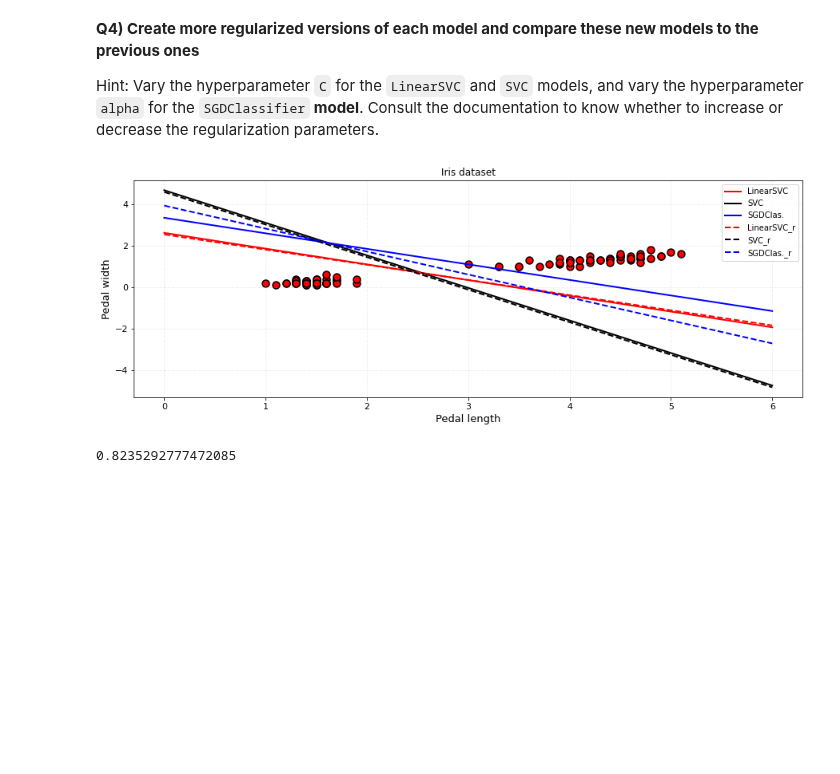
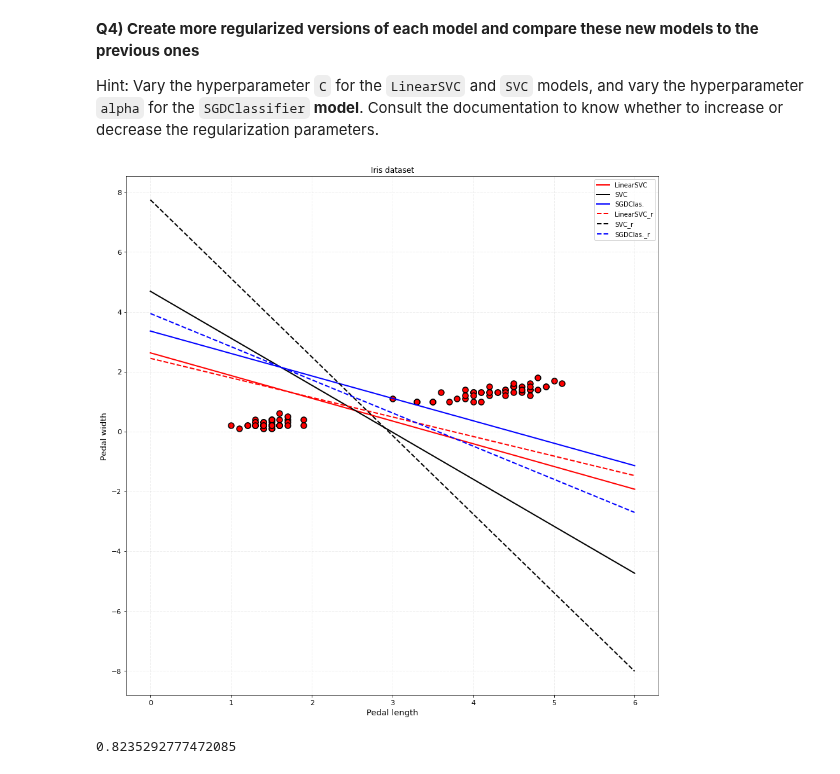
Before and after one commit to mrfabien/2022_ML_EES, a Jupyter notebook: Exercises/S2_1_SVM.ipynb, the cells around one changed output. Cells and saved outputs as stored; diff of their text form; code cells hidden in the pictures; blank space fills up the shorter version.

```diff
--- a/Exercises/S2_1_SVM.ipynb
+++ b/Exercises/S2_1_SVM.ipynb
@@ -174,10 +174,10 @@ plt.show()
 Hint: Vary the hyperparameter `C` for the `LinearSVC` and `SVC` models, and vary the hyperparameter `alpha` for the `SGDClassifier` **model**. Consult the documentation to know whether to increase or decrease the regularization parameters.
 # %%
 # Fit more regularized versions of the `LinearSVC` model
-irisSVC_r = LinearSVC(C=10).fit(X,y)
+irisSVC_r = LinearSVC(C=0.1).fit(X,y)
 # %%
 # Fit more regularized versions of the `SVC` model
-irisSVC2_r = SVC(C=10,kernel='linear').fit(X,y)
+irisSVC2_r = SVC(C=0.1,kernel='linear').fit(X,y)
 # %%
 # Fit more regularized versions of the `SGDClassifier` model
 irisSGDc_r = SGDClassifier(alpha=0.001).fit(X,y)
@@ -186,7 +186,7 @@ irisSGDc_r = SGDClassifier(alpha=0.001).fit(X,y)
 # Plot all three decision boundaries on the same labeled figure
 #########################################################################
 # Same as what you did to get the second figure
-fig,ax = plt.subplots(1,1, figsize=(15,5))
+fig,ax = plt.subplots(1,1, figsize=(15,15))
 ax.scatter(X[:,0],X[:,1],s=80,color='r',edgecolor='k',linewidths=1.5)
 
 # Decision boundary: np.dot(W,x)+b = 0
@@ -199,34 +199,34 @@ ax.plot(x,yboundary_sgd,c='b',lw=2,label='SGDClas.')
 
 # Regularized LinearSVC model
 # Find the weights and intercept
 
 Wlsvc_r,Ilsvc_r = irisSVC_r.coef_[0],irisSVC_r.intercept_
 ax.plot(x,-(Wlsvc_r[0]*x+Ilsvc_r)/Wlsvc_r[1],c='r',lw=2,ls='--',label='LinearSVC_r')
 
 # Regularized SVC model
 # Find the weights and intercept
 
 Wsvc_r,Isvc_r = irisSVC2_r.coef_,irisSVC2_r.intercept_
 
 ax.plot(x,-(Wsvc_r[0,0]*x+Isvc_r)/Wsvc_r[0,1],c='k',lw=2,ls='--',label='SVC_r')
 
 # Regularized SGDClassifier model
 # Find the weights and intercept
 
 Wsgdc_r,Isgdc_r = irisSGDc_r.coef_[0],irisSGDc_r.intercept_
 ax.plot(x,-(Wsgdc_r[0]*x+Isgdc_r)/Wsgdc_r[1],c='b',lw=2,ls='--',label='SGDClas._r')
 
 #########################################################################
 # Same as what you did to get the second figure
 ax.legend()
 ax.set_xlabel("Pedal length",fontdict={'size':13})
 ax.set_ylabel("Pedal width",fontdict={'size':13})
 ax.set_title('Iris dataset')
 ax.tick_params(axis='both', which='major', labelsize=11)
 ax.grid(alpha=0.2,ls='--',lw=1)
 plt.show()
 # %% [output]
-[figure, old version]
+[figure, new version]
 # %%
 Wsvc_r
 Wsvc_r[0,1]
```
